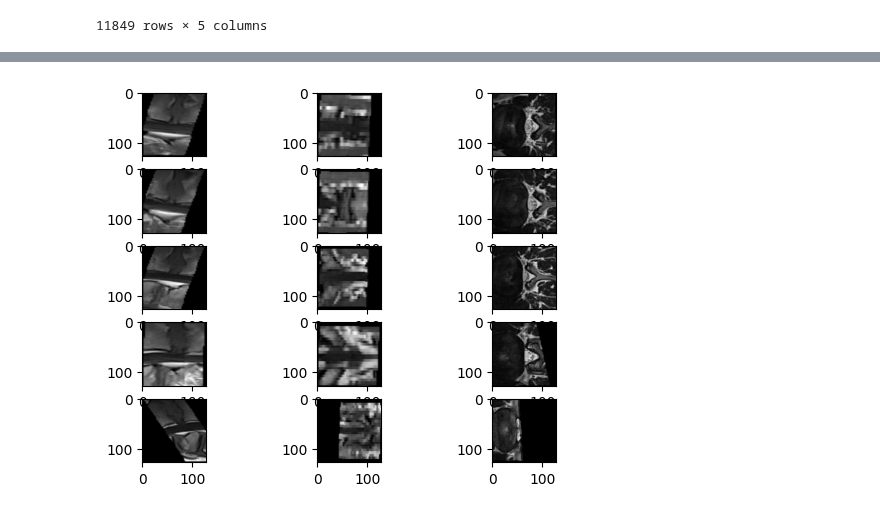
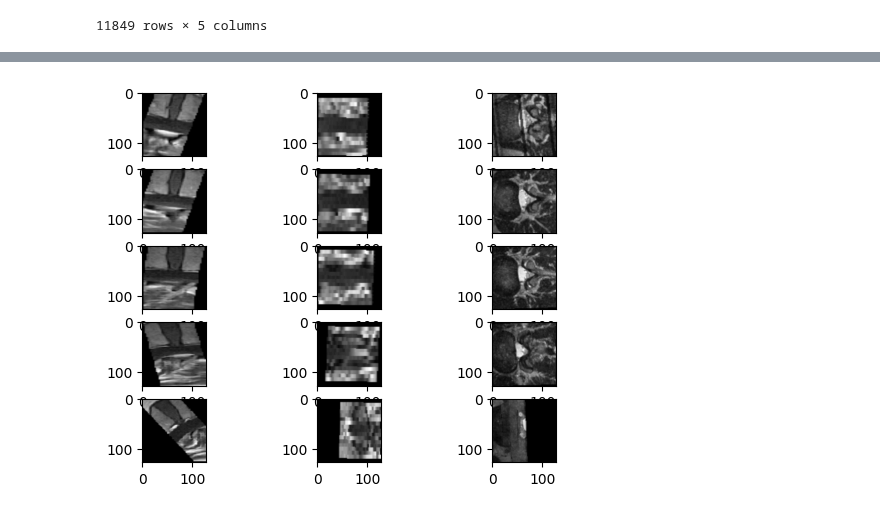
Before and after one commit to IDoCodingStuffs/rsna_2024, a Jupyter notebook: 3d_modeling/pc_loading.ipynb, the cells around one changed output, grey strips where cells are left out. Saved outputs shown, nothing was run; the diff lists cells and outputs as text; code cells hidden in the pictures.

```diff
--- a/3d_modeling/pc_loading.ipynb
+++ b/3d_modeling/pc_loading.ipynb
@@ -355,17 +369,17 @@ plt.show()
 # %%
 f, axs = plt.subplots(5, 3)
 
 levels = ["l1_l2", "l2_l3", "l3_l4", "l4_l5", "l5_s1",]
 for i in range(5):
-    grid_path = f"../data/rsna-2024-lumbar-spine-degenerative-classification/train_images/712073652/cached_grid_plane_{levels[i]}_128_128_128.npy.gz"
+    grid_path = f"../data/rsna-2024-lumbar-spine-degenerative-classification/train_images/1960041251/cached_grid_plane_{levels[i]}_128_128_128.npy.gz"
     f = pgzip.PgzipFile(grid_path, "r")
     grid = np.load(f, allow_pickle=True)
     f.close()
 
     axs[i % 5, 0].imshow(grid[0, 64], cmap="gray")
     axs[i % 5, 1].imshow(grid[0, :, 64], cmap="gray")
     axs[i % 5, 2].imshow(grid[1, :, :, 64], cmap="gray")
 
 plt.show()
 # %% [output]
-[figure, old version]
+[figure, new version]
```
Also changed, not shown: parts of 4 cells of this notebook, 2 other files.
